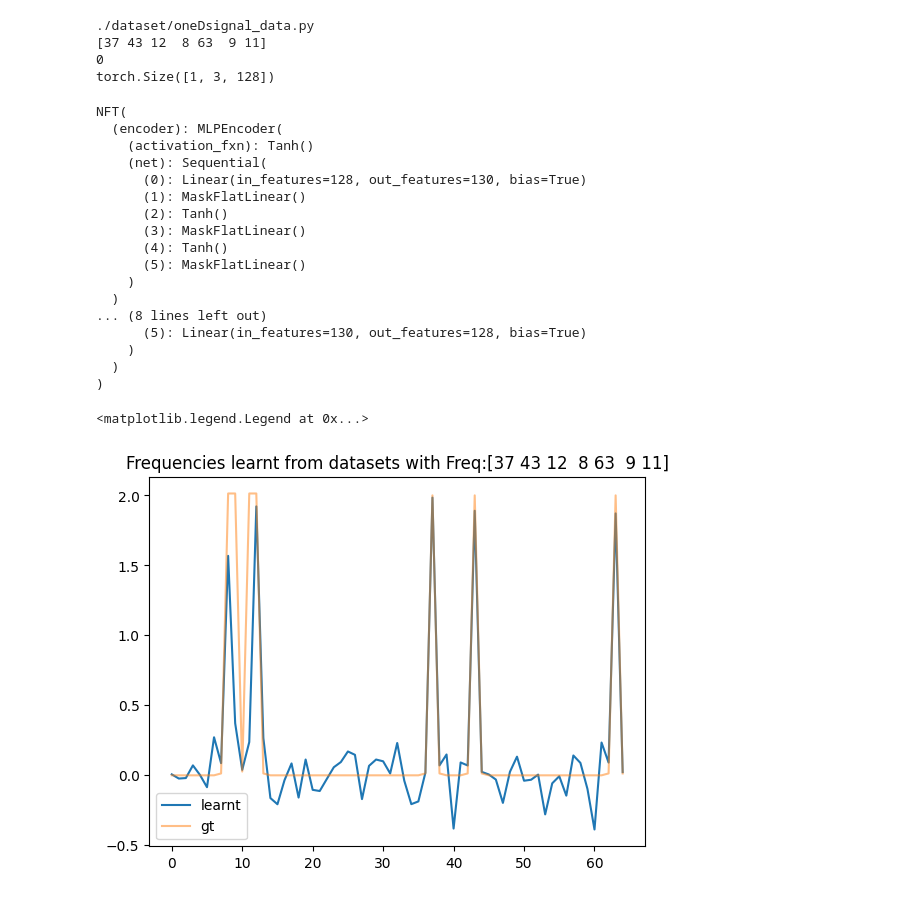
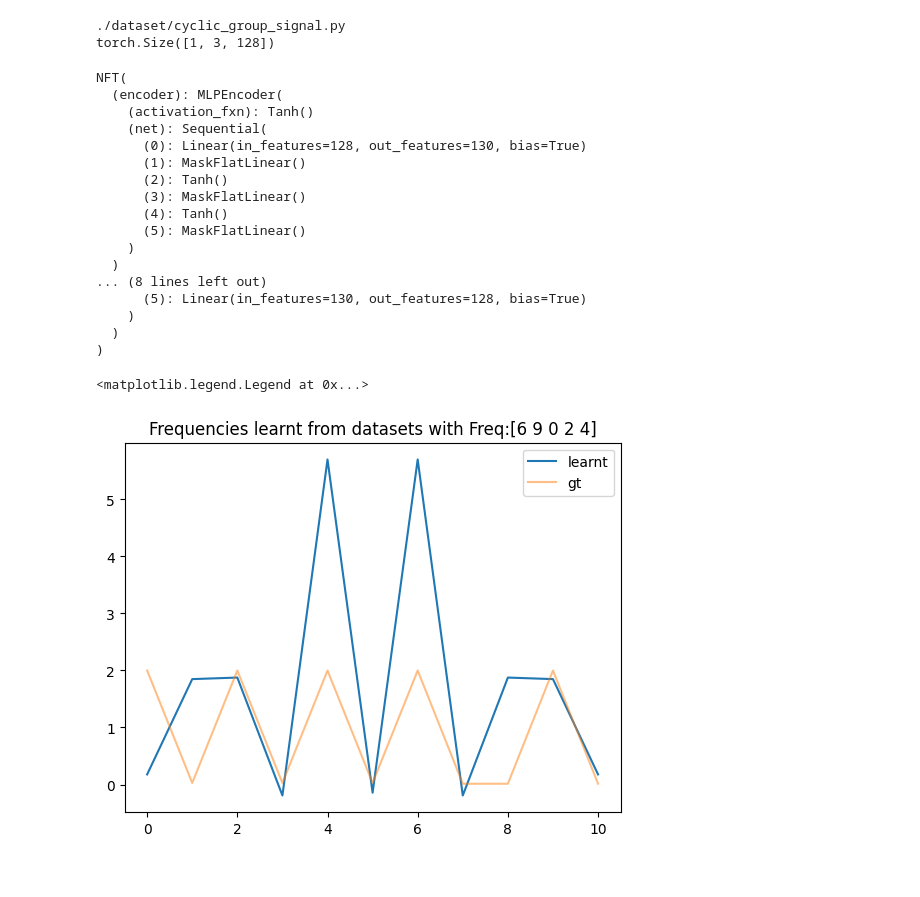
Before and after one commit to masomatics/DFNFT_evac, a Jupyter notebook: Notebooks/Untitled.ipynb, the cells around one changed output. Saved outputs shown, nothing was run; the diff lists cells and outputs as text; code cells hidden in the pictures.

```diff
--- a/Notebooks/Untitled.ipynb
+++ b/Notebooks/Untitled.ipynb
@@ -17,11 +15,11 @@ from matplotlib import pyplot as plt
 from torch.utils.data import DataLoader
 from misc import character_analysis as ca
 # %%
-datname = 'OneDsignal'
-#datname = 'OneDCyclic'
+# datname = 'OneDsignal'
+datname = 'OneDCyclic'
 modelname = 'fordebug'
 #modelname = 'mlp1layer_nonDim'
-modelname = 'mask1layer'
+# modelname = 'mask1layer'
 
 trainname = 'baseline'
 with open(f'''../cfg_data/{datname}.yaml''', 'rb') as f:
@@ -50,9 +48,7 @@ mymodel = torch.load(mymodelpath)
 mymodel = mymodel.to(0)
 mymodel
 # %% [output]
-./dataset/oneDsignal_data.py
-[37 43 12  8 63  9 11]
-0
+./dataset/cyclic_group_signal.py
 torch.Size([1, 3, 128])
 NFT(
   (encoder): MLPEncoder(
@@ -86,18 +82,18 @@ Ms = torch.concatenate(Ms)
 # %%
 from importlib import reload
 reload(ca)
-targfreq, prods = ca.inner_prod(Ms, shifts, maxfreq=64, bins=65)
+targfreq, prods = ca.inner_prod(Ms, shifts, maxfreq=10, bins=11)
 # %%
 plt.figure()
 plt.plot(targfreq, prods, label='learnt')
-deltas = ca.deltafxn(targfreq, mydata.freqsel)*2
+deltas = ca.deltafxn(targfreq, mydata.fixed_freq)*2
 plt.plot(targfreq, deltas, label='gt',alpha=0.5)
 
-plt.title(f"""Frequencies learnt from datasets with Freq:{mydata.freqsel}""")
+plt.title(f"""Frequencies learnt from datasets with Freq:{mydata.fixed_freq}""")
 plt.legend()
 # %% [output]
 <matplotlib.legend.Legend at 0x...>
-[figure, old version]
+[figure, new version]
 # %%
 modelname
 # %% [output]
```
Also changed, not shown: parts of 2 cells of this notebook, 2 other files.
